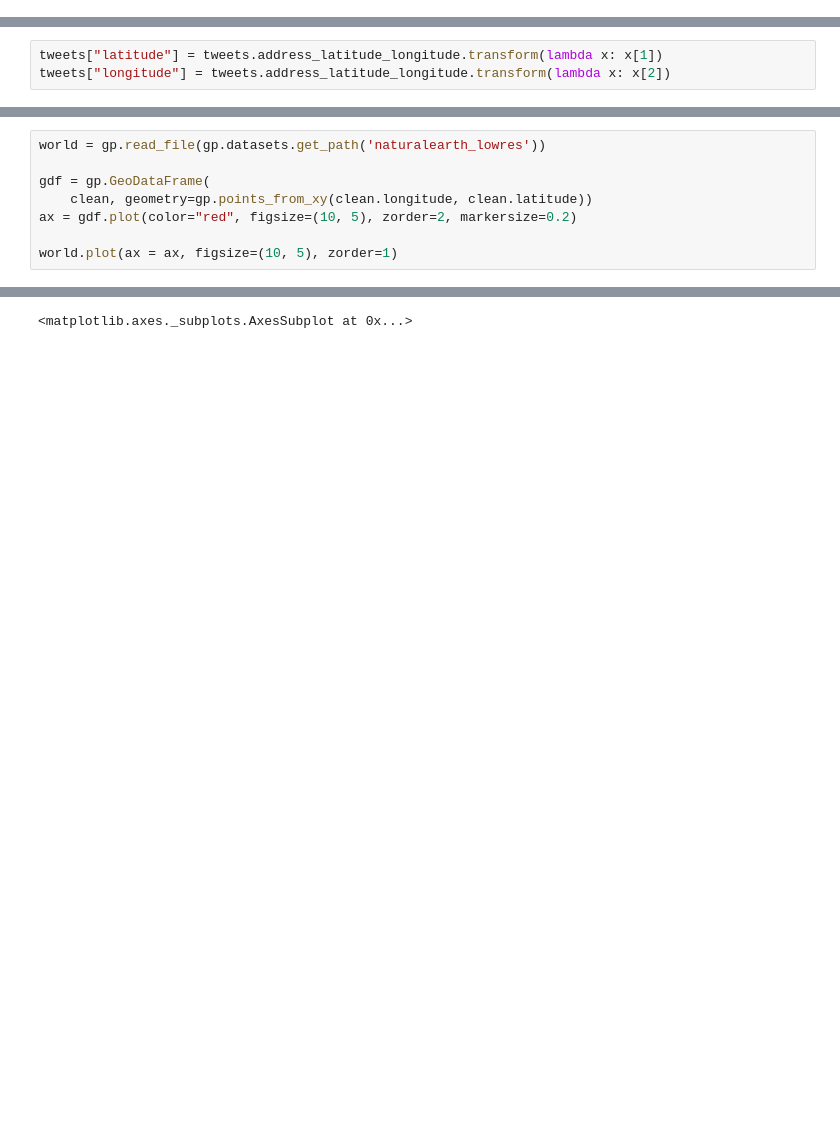
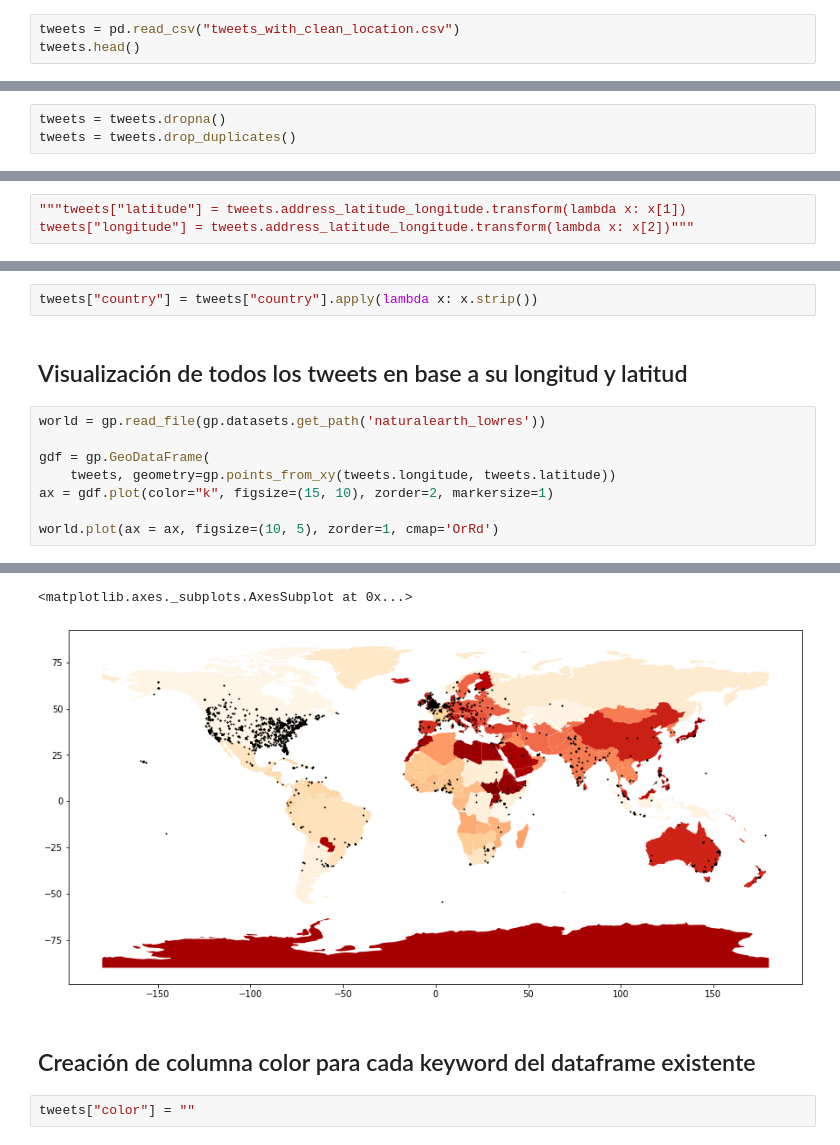
Before and after one commit to danielacarrero/orga-datos, a Jupyter notebook: TP1-Location.ipynb, the cells around one changed output, grey strips where cells are left out. Saved outputs shown, nothing was run; the diff lists cells and outputs as text; blank space fills up the shorter version.

Commit message:
Add more plots

```diff
--- a/TP1-Location.ipynb
+++ b/TP1-Location.ipynb
@@ -25,0 +14,3 @@ tweets
+# %%
+tweets = pd.read_csv("tweets_with_clean_location.csv")
+tweets.head()
@@ -25,0 +24,3 @@ tweets
+# %%
+tweets = tweets.dropna()
+tweets = tweets.drop_duplicates()
@@ -43,3 +43,3 @@ tweets.head()
 # %%
-tweets["latitude"] = tweets.address_latitude_longitude.transform(lambda x: x[1])
-tweets["longitude"] = tweets.address_latitude_longitude.transform(lambda x: x[2])
+"""tweets["latitude"] = tweets.address_latitude_longitude.transform(lambda x: x[1])
+tweets["longitude"] = tweets.address_latitude_longitude.transform(lambda x: x[2])"""
@@ -83,9 +72,13 @@ clean
+# %%
+tweets["country"] = tweets["country"].apply(lambda x: x.strip())
+# %% [markdown]
+## Visualización de todos los tweets en base a su longitud y latitud
 # %%
 world = gp.read_file(gp.datasets.get_path('naturalearth_lowres'))
 
 gdf = gp.GeoDataFrame(
-    clean, geometry=gp.points_from_xy(clean.longitude, clean.latitude))
-ax = gdf.plot(color="red", figsize=(10, 5), zorder=2, markersize=0.2)
+    tweets, geometry=gp.points_from_xy(tweets.longitude, tweets.latitude))
+ax = gdf.plot(color="k", figsize=(15, 10), zorder=2, markersize=1)
 
-world.plot(ax = ax, figsize=(10, 5), zorder=1)
+world.plot(ax = ax, figsize=(10, 5), zorder=1, cmap='OrRd')
 # %% [output]
@@ -94 +85,6 @@ world.plot(ax = ax, figsize=(10, 5), zorder=1)
 <matplotlib.axes._subplots.AxesSubplot at 0x...>
+[figure, added]
+# %% [markdown]
+## Creación de columna color para cada keyword del dataframe existente
+# %%
+tweets["color"] = ""
```
Also changed, not shown: parts of 29 cells of this notebook, 1 other file.
